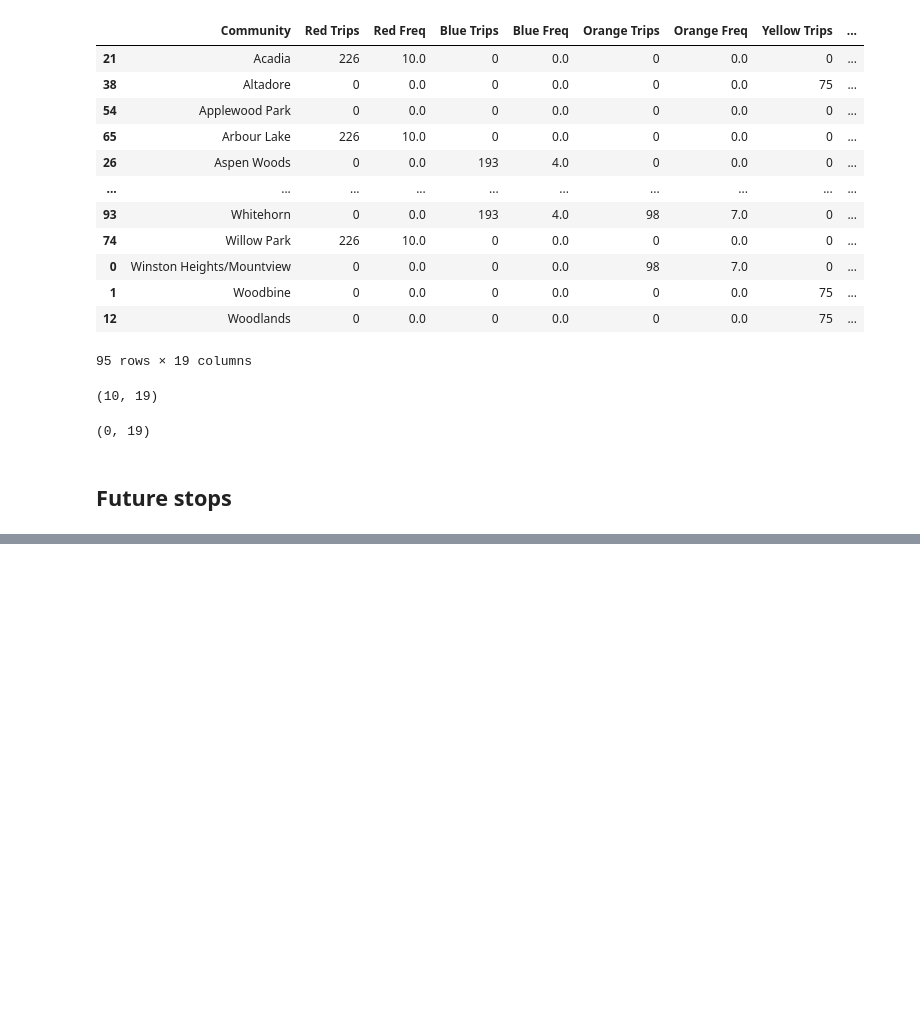
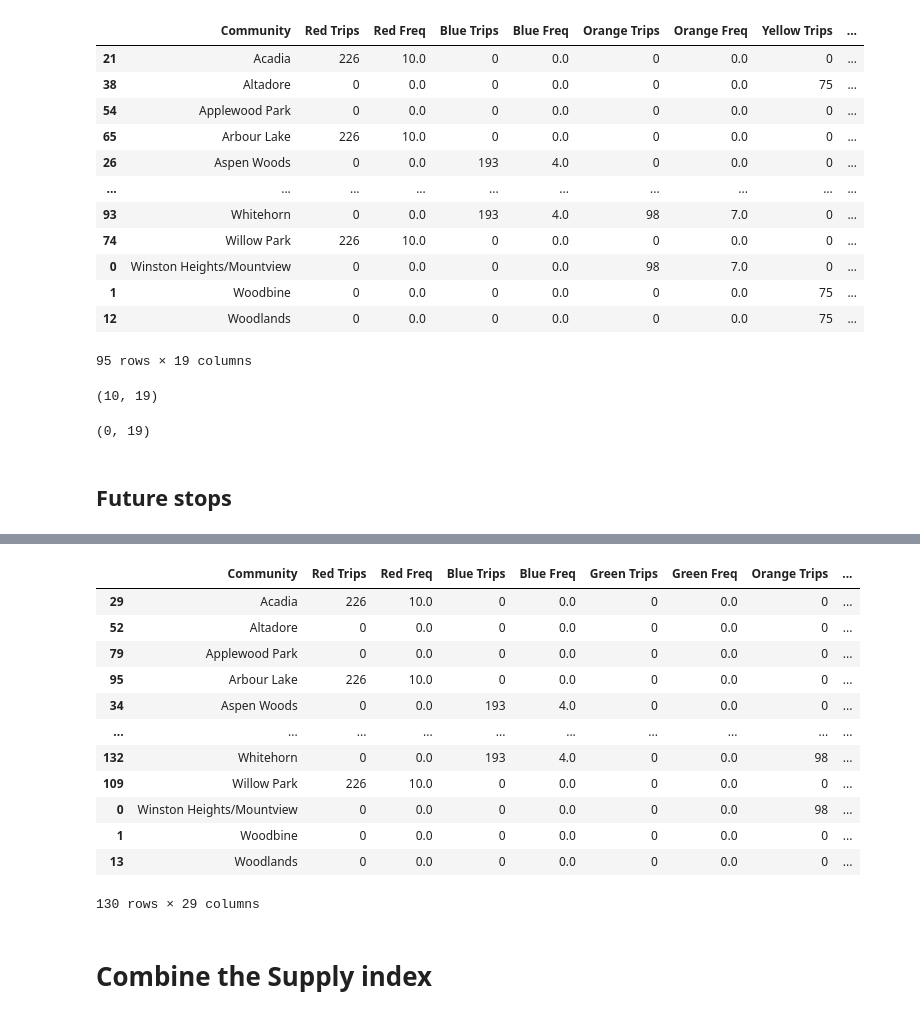
Before and after one commit to sulemanbasit/Calgary-Transit-Economic-Gap-Analysis, a Jupyter notebook: ctga.ipynb, the cells around one changed output, grey strips where cells are left out. Saved outputs shown, nothing was run; the diff lists cells and outputs as text; code cells hidden in the pictures; blank space fills up the shorter version.

```diff
--- a/ctga.ipynb
+++ b/ctga.ipynb
@@ -758,0 +843,42 @@ service_df.loc[service_df['Population'] == 0].shape
+# %%
+# Merge the two DataFrames on the 'Community' and 'Community Name' columns
+merged_data = pd.merge(fut_service_df, comm_data, left_on='Community', right_on='Community Name', how='right')
+
+# Update the 'Population' column in sup_fc with the corresponding values from comm_data
+fut_service_df['Population'] = fut_service_df['Community'].apply(
+    lambda x: merged_data.loc[merged_data['Community Name'] == x, 'Population in private households'].iloc[0]
+    if x in merged_data['Community Name'].tolist() else 0
+)
+
+# dropping rows that have no population:
+fut_service_df = fut_service_df[fut_service_df['Population'] != 0]
+# %%
+fut_service_df["Frequency Index"] = fut_service_df.filter(like="Freq").sum(axis=1)
+fut_service_df['Total Trips'] = fut_service_df.filter(regex="Red Trips|Blue Trips|Green Trips").sum(axis=1)*train_capacity + fut_service_df.filter(regex="Orange Trips|Yellow Trips|Teal Trips|Yellow Trips|Purple Trips|East Grey Trips|West Grey Trips|Future Brentwood Trips| Future Tuscany Trips").sum(axis=1)*bus_capacity
+fut_service_df["Capacity Index"] = fut_service_df['Total Trips']/fut_service_df.filter(like='Population').sum(axis=1)
+# %%
+min_freq = min(fut_service_df['Frequency Index'])
+max_freq = max(fut_service_df['Frequency Index'])
+min_cap = min(fut_service_df['Capacity Index'])
+max_cap = max(fut_service_df['Capacity Index'])
+# %%
+fut_service_df['SS Frequency Index'] = (fut_service_df['Frequency Index']-min_freq)/(max_freq-min_freq)
+fut_service_df['SS Capacity Index'] = (fut_service_df['Capacity Index']-min_cap)/(max_cap-min_cap)
+# %%
+fut_service_df
+# %% [output]
+|  | Community | Red Trips | Red Freq | Blue Trips | Blue Freq | Green Trips | Green Freq | Orange Trips | ... |
+| 29 | Acadia | 226 | 10.0 | 0 | 0.0 | 0 | 0.0 | 0 | ... |
+| 52 | Altadore | 0 | 0.0 | 0 | 0.0 | 0 | 0.0 | 0 | ... |
+| 79 | Applewood Park | 0 | 0.0 | 0 | 0.0 | 0 | 0.0 | 0 | ... |
+| 95 | Arbour Lake | 226 | 10.0 | 0 | 0.0 | 0 | 0.0 | 0 | ... |
+| 34 | Aspen Woods | 0 | 0.0 | 193 | 4.0 | 0 | 0.0 | 0 | ... |
+| ... | ... | ... | ... | ... | ... | ... | ... | ... | ... |
+| 132 | Whitehorn | 0 | 0.0 | 193 | 4.0 | 0 | 0.0 | 98 | ... |
+| 109 | Willow Park | 226 | 10.0 | 0 | 0.0 | 0 | 0.0 | 0 | ... |
+| 0 | Winston Heights/Mountview | 0 | 0.0 | 0 | 0.0 | 0 | 0.0 | 98 | ... |
+| 1 | Woodbine | 0 | 0.0 | 0 | 0.0 | 0 | 0.0 | 0 | ... |
+| 13 | Woodlands | 0 | 0.0 | 0 | 0.0 | 0 | 0.0 | 0 | ... |
+130 rows × 29 columns
+# %% [markdown]
+# Combine the Supply index
```
Also changed, not shown: parts of 39 cells of this notebook, 9 other files.
